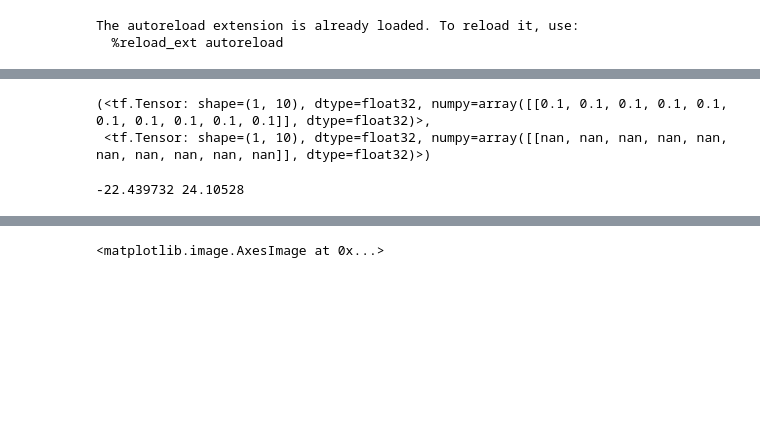
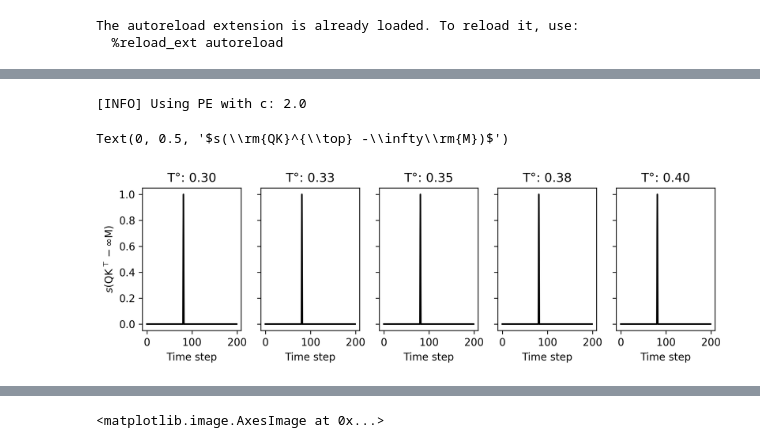
Before and after one commit to cridonoso/astromer, a Jupyter notebook: presentation/notebooks/MaskedSelfAttention.ipynb, the cells around one changed output, grey strips where cells are left out. Drawn from its saved outputs; the diff is of its cells as text; code cells hidden in the pictures; blank space fills up the shorter version.

```diff
--- a/presentation/notebooks/MaskedSelfAttention.ipynb
+++ b/presentation/notebooks/MaskedSelfAttention.ipynb
@@ -18,5 +21,3 @@ os.environ["CUDA_VISIBLE_DEVICES"] = "-1"
 # %% [output]
 The autoreload extension is already loaded. To reload it, use:
   %reload_ext autoreload
-# %%
-x = tf.ones([1, 10])
@@ -23,28 +48,60 @@ x = tf.ones([1, 10])
 # %%
-# From tensorflow softmax's implementation
-def tf_softmax(x, axis=1):
-    numerator = tf.exp(x - tf.reduce_max(x, axis=axis, keepdims=True))
-    denominator = tf.reduce_sum(numerator, axis=axis, keepdims=True)
-    output = numerator / denominator
-    return output
+encoder = astromer.get_layer('encoder')
+
+for batch, _ in loaders['train'].take(1):
+
+    if config['arch'] == 'base':
+        x, _ = encoder.input_format(batch)
+        x = encoder.dropout_layer(x, training=False)
+
+    if config['arch'] == 'zero':
+        x_pe = positional_encoding(batch['times'], config['num_heads']*config['head_dim'], mjd=True)
+        x_transformed = encoder.inp_transform(batch['input'])
+        transformed_input = x_transformed + x_pe
+        x = encoder.dropout(transformed_input, training=False)
+
+    Q = encoder.enc_layers[-1].mha.wq(x)
+    Q = encoder.enc_layers[-1].mha.split_heads(Q, batch_size=5)
+
+    K = encoder.enc_layers[-1].mha.wk(x)
+    K = encoder.enc_layers[-1].mha.split_heads(K, batch_size=5)
+
+    V = encoder.enc_layers[-1].mha.wv(x)
+    V = encoder.enc_layers[-1].mha.split_heads(V, batch_size=5)
+
+    mask = batch['mask_in']
+# %% [output]
+[INFO] Using PE with c: 2.0
 # %%
-tf_softmax(x*-1e9), tf_softmax(x*-np.inf)
+w = []
+temps = np.linspace(0.3, 0.4, 5)
+for t in temps:
+    scaled_attention, attention_weights, qk_values = scaled_dot_product_attention(Q,
+                                                                                  K,
+                                                                                  V,
+                                                                                  mask=mask,
+                                                                                  m_alpha=-1e9,
+                                                                                  mask_format='K',
+                                                                                  temperature=t)
+
+    w.append(attention_weights)
-# %% [output]
-(<tf.Tensor: shape=(1, 10), dtype=float32, numpy=array([[0.1, 0.1, 0.1, 0.1, 0.1, 0.1, 0.1, 0.1, 0.1, 0.1]], dtype=float32)>,
- <tf.Tensor: shape=(1, 10), dtype=float32, numpy=array([[nan, nan, nan, nan, nan, nan, nan, nan, nan, nan]], dtype=float32)>)
+# %%
+master = w[-1][0, 0, :, 0]
+
+attention_vectors = []
+for ww in w:
+    master = ww[0, 0, :, 0]
+    curr = (master - np.min(master))/(np.max(master)-np.min(master))
+    attention_vectors.append(curr)
 # %%
-num_head = 4
-window_size = 100
-head_dim = 32
+fig, axes = plt.subplots(1, 5, figsize=(10,2.5), sharey=True, dpi=300)
 
-Q = tf.random.normal([1, num_head, window_size, head_dim])
-K = tf.random.normal([1, num_head, window_size, head_dim])
-V = tf.random.normal([1, num_head, window_size, head_dim])
+for index, av in enumerate(attention_vectors):
+    axes[index].plot(av, color='k')
+    axes[index].set_title('T°: {:.2f}'.format(temps[index]))
+    axes[index].set_xlabel('Time step')
 
-mask = tf.concat([tf.ones(50), tf.zeros(50)], 0)
-mask = tf.reshape(mask, [1, -1, 1])
-
-print(min(tf.matmul(Q, K, transpose_b=True).numpy().flatten()),
-max(tf.matmul(Q, K, transpose_b=True).numpy().flatten()))
+axes[0].set_ylabel(r'$s(\rm{QK}^{\top} -\infty\rm{M})$')
 # %% [output]
--22.439732 24.10528
+Text(0, 0.5, '$s(\\rm{QK}^{\\top} -\\infty\\rm{M})$')
+[figure, added]
```
Also changed, not shown: parts of 9 cells of this notebook, 38 other files.
